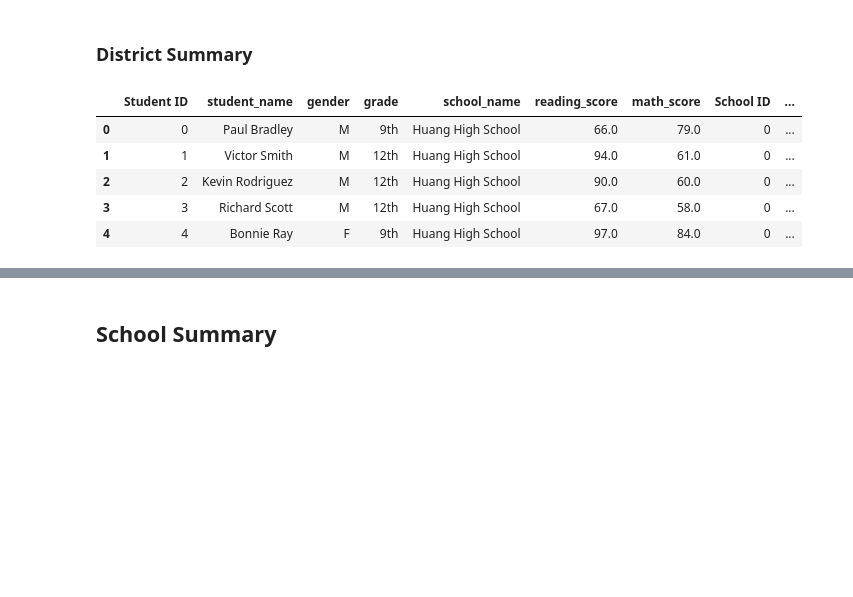
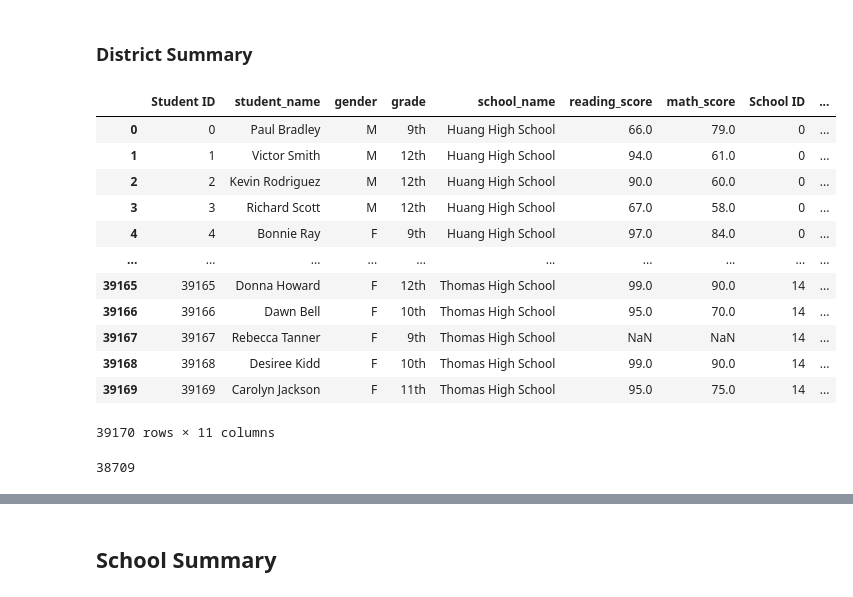
Before and after one commit to Ha-Duong-88/School_District_Analysis, a Jupyter notebook: PyCitySchools_Challenge.ipynb, the cells around one changed output, grey strips where cells are left out. Saved outputs shown, nothing was run; the diff lists cells and outputs as text; code cells hidden in the pictures; blank space fills up the shorter version.

```diff
--- a/PyCitySchools_Challenge.ipynb
+++ b/PyCitySchools_Challenge.ipynb
@@ -97,14 +75,24 @@ student_data_df.tail(10)
 ### District Summary
 # %%
 # Combine the data into a single dataset
+# Refer to 4.7.1 - Merge DataFrame
+# We will merge the school_data_df and student_data_df on a shared column using the Merge() method
+# the shared column in this case is "school_name"
 school_data_complete_df = pd.merge(student_data_df, school_data_df, how="left", on=["school_name", "school_name"])
-school_data_complete_df.head()
+school_data_complete_df
 # %% [output]
 |  | Student ID | student_name | gender | grade | school_name | reading_score | math_score | School ID | ... |
 | 0 | 0 | Paul Bradley | M | 9th | Huang High School | 66.0 | 79.0 | 0 | ... |
 | 1 | 1 | Victor Smith | M | 12th | Huang High School | 94.0 | 61.0 | 0 | ... |
 | 2 | 2 | Kevin Rodriguez | M | 12th | Huang High School | 90.0 | 60.0 | 0 | ... |
 | 3 | 3 | Richard Scott | M | 12th | Huang High School | 67.0 | 58.0 | 0 | ... |
 | 4 | 4 | Bonnie Ray | F | 9th | Huang High School | 97.0 | 84.0 | 0 | ... |
+| ... | ... | ... | ... | ... | ... | ... | ... | ... | ... |
+| 39165 | 39165 | Donna Howard | F | 12th | Thomas High School | 99.0 | 90.0 | 14 | ... |
+| 39166 | 39166 | Dawn Bell | F | 10th | Thomas High School | 95.0 | 70.0 | 14 | ... |
+| 39167 | 39167 | Rebecca Tanner | F | 9th | Thomas High School | NaN | NaN | 14 | ... |
+| 39168 | 39168 | Desiree Kidd | F | 10th | Thomas High School | 99.0 | 90.0 | 14 | ... |
+| 39169 | 39169 | Carolyn Jackson | F | 11th | Thomas High School | 95.0 | 75.0 | 14 | ... |
+39170 rows × 11 columns
 # %%
 # Calculate the Totals (Schools and Students)
@@ -120,14 +109,25 @@ average_math_score = school_data_complete_df["math_score"].mean()
 # %%
 # Step 1. Get the number of students that are in ninth grade at Thomas High School.
 # These students have no grades.
-# Refer to module 4.5.4
+# Use LOC and COUNT() methods with logical and comparison operators to retrieve number
 
+thomas_high_ninth = student_data_df.loc[(student_data_df["school_name"]=="Thomas High School") & (student_data_df["grade"]=="9th")].count()["Student ID"]
+
+# NOTE - REMOVE THIS TEST CODE LATER BEFORE SUBMITTING - thomas_high_ninth = school_data_complete_df.loc[(student_data_df["school_name"]=="Thomas High School") & (school_data_complete_df["grade"]=="9th")].count()
 
 # Get the total student count
-student_count = school_data_complete_df["Student ID"].count()
+total_student_count = school_data_complete_df["Student ID"].count()
 
 
 # Step 2. Subtract the number of students that are in ninth grade at
 # Thomas High School from the total student count to get the new total student count.
+
+# NOTE - REMOVE THIS LATER BEFORE SUBMITTING- new_student_count = school_data_complete_df[(total_student_count)] - school_data_complete_df[(thomas_high_ninth)]
+#print(new_student_count)
+
+new_total_student_count = total_student_count - thomas_high_ninth
+print(new_total_student_count)
+# %% [output]
+38709
 # %%
 # Calculate the passing rates using the "clean_student_data".
```
Also changed, not shown: parts of 62 cells of this notebook.
